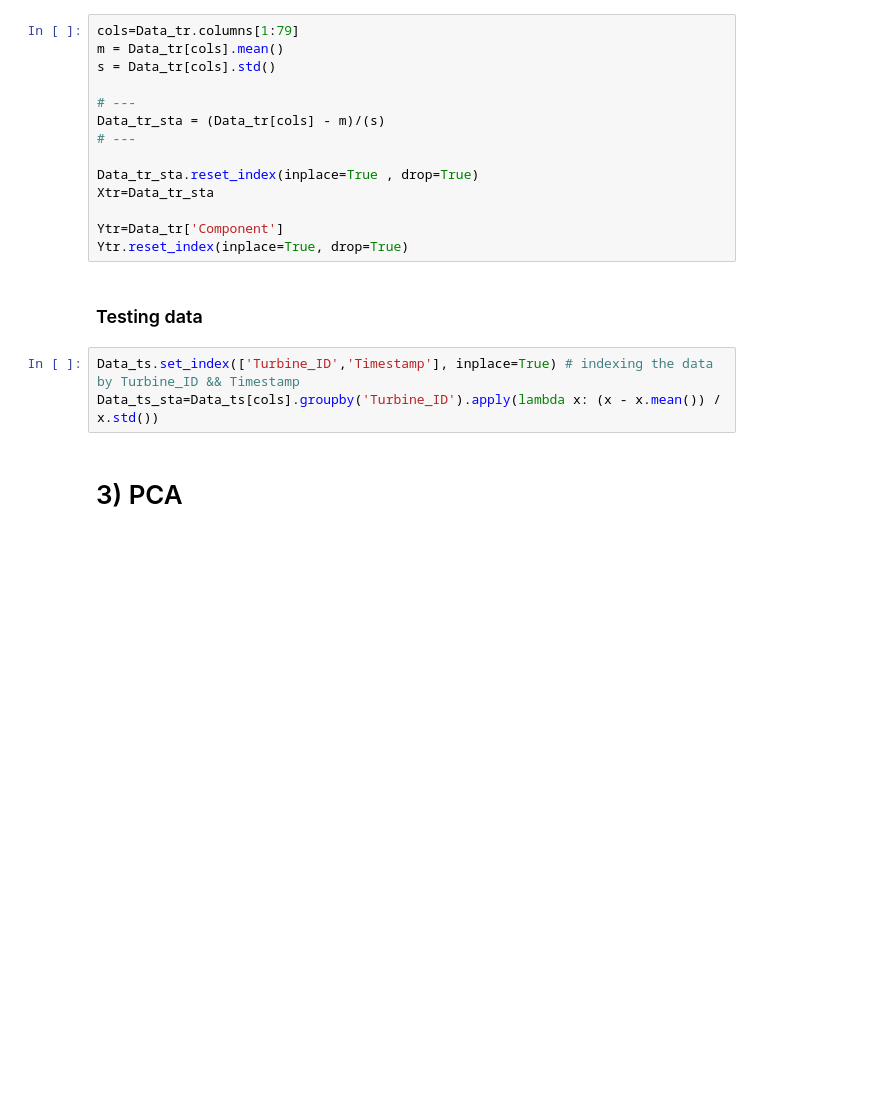
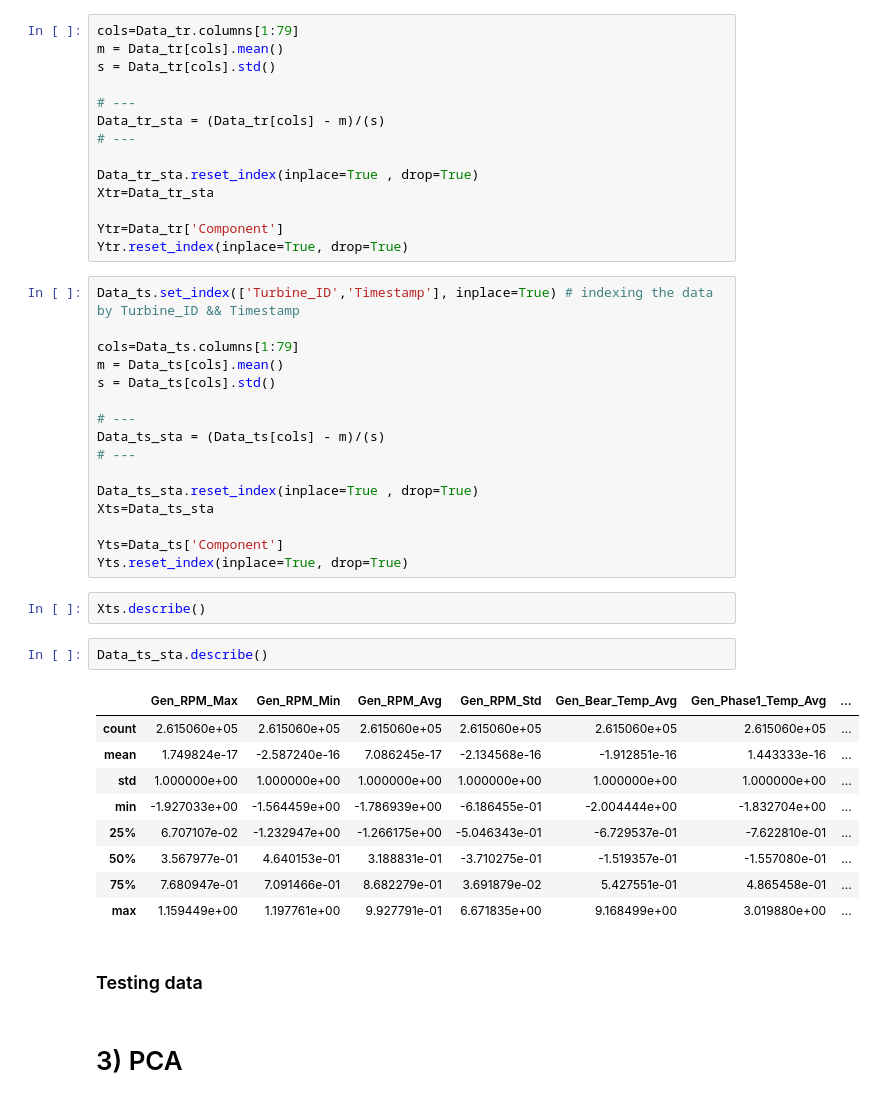
Before and after one commit to Sulles/WindFarmProject, a Jupyter notebook: JupyterNotebooks/4_Develop ML models and Validate the predictive strategy-checkpoint.ipynb, the cells around one changed output. Saved outputs shown, nothing was run; the diff lists cells and outputs as text; blank space fills up the shorter version.

```diff
--- a/JupyterNotebooks/4_Develop ML models and Validate the predictive strategy-checkpoint.ipynb
+++ b/JupyterNotebooks/4_Develop ML models and Validate the predictive strategy-checkpoint.ipynb
@@ -72,11 +85,38 @@ Xtr=Data_tr_sta
 
 Ytr=Data_tr['Component']
 Ytr.reset_index(inplace=True, drop=True)
+# %%
+Data_ts.set_index(['Turbine_ID','Timestamp'], inplace=True) # indexing the data by Turbine_ID && Timestamp
+
+cols=Data_ts.columns[1:79]
+m = Data_ts[cols].mean()
+s = Data_ts[cols].std()
+
+# ---
+Data_ts_sta = (Data_ts[cols] - m)/(s)
+# ---
+
+Data_ts_sta.reset_index(inplace=True , drop=True)
+Xts=Data_ts_sta
+
+Yts=Data_ts['Component']
+Yts.reset_index(inplace=True, drop=True)
+# %%
+Xts.describe()
+# %%
+Data_ts_sta.describe()
+# %% [output]
+|  | Gen_RPM_Max | Gen_RPM_Min | Gen_RPM_Avg | Gen_RPM_Std | Gen_Bear_Temp_Avg | Gen_Phase1_Temp_Avg | ... |
+| count | 2.615060e+05 | 2.615060e+05 | 2.615060e+05 | 2.615060e+05 | 2.615060e+05 | 2.615060e+05 | ... |
+| mean | 1.749824e-17 | -2.587240e-16 | 7.086245e-17 | -2.134568e-16 | -1.912851e-16 | 1.443333e-16 | ... |
+| std | 1.000000e+00 | 1.000000e+00 | 1.000000e+00 | 1.000000e+00 | 1.000000e+00 | 1.000000e+00 | ... |
+| min | -1.927033e+00 | -1.564459e+00 | -1.786939e+00 | -6.186455e-01 | -2.004444e+00 | -1.832704e+00 | ... |
+| 25% | 6.707107e-02 | -1.232947e+00 | -1.266175e+00 | -5.046343e-01 | -6.729537e-01 | -7.622810e-01 | ... |
+| 50% | 3.567977e-01 | 4.640153e-01 | 3.188831e-01 | -3.710275e-01 | -1.519357e-01 | -1.557080e-01 | ... |
+| 75% | 7.680947e-01 | 7.091466e-01 | 8.682279e-01 | 3.691879e-02 | 5.427551e-01 | 4.865458e-01 | ... |
+| max | 1.159449e+00 | 1.197761e+00 | 9.927791e-01 | 6.671835e+00 | 9.168499e+00 | 3.019880e+00 | ... |
 # %% [markdown]
 ### Testing data
-# %%
-Data_ts.set_index(['Turbine_ID','Timestamp'], inplace=True) # indexing the data by Turbine_ID && Timestamp
-Data_ts_sta=Data_ts[cols].groupby('Turbine_ID').apply(lambda x: (x - x.mean()) / x.std())
 # %% [markdown]
 # 3) PCA
 # %%
```
Also changed, not shown: parts of 14 cells of this notebook, 1 other file.
